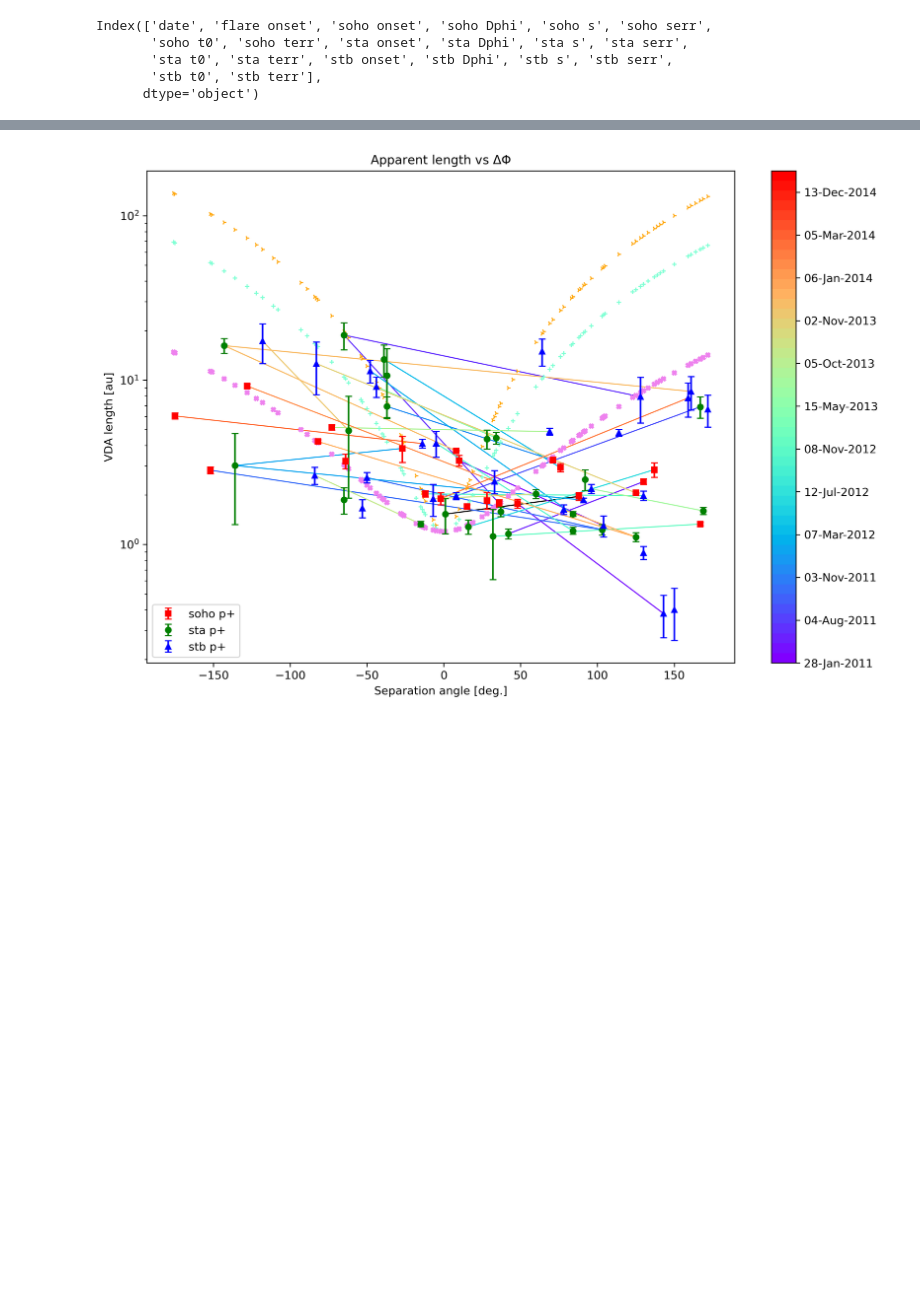
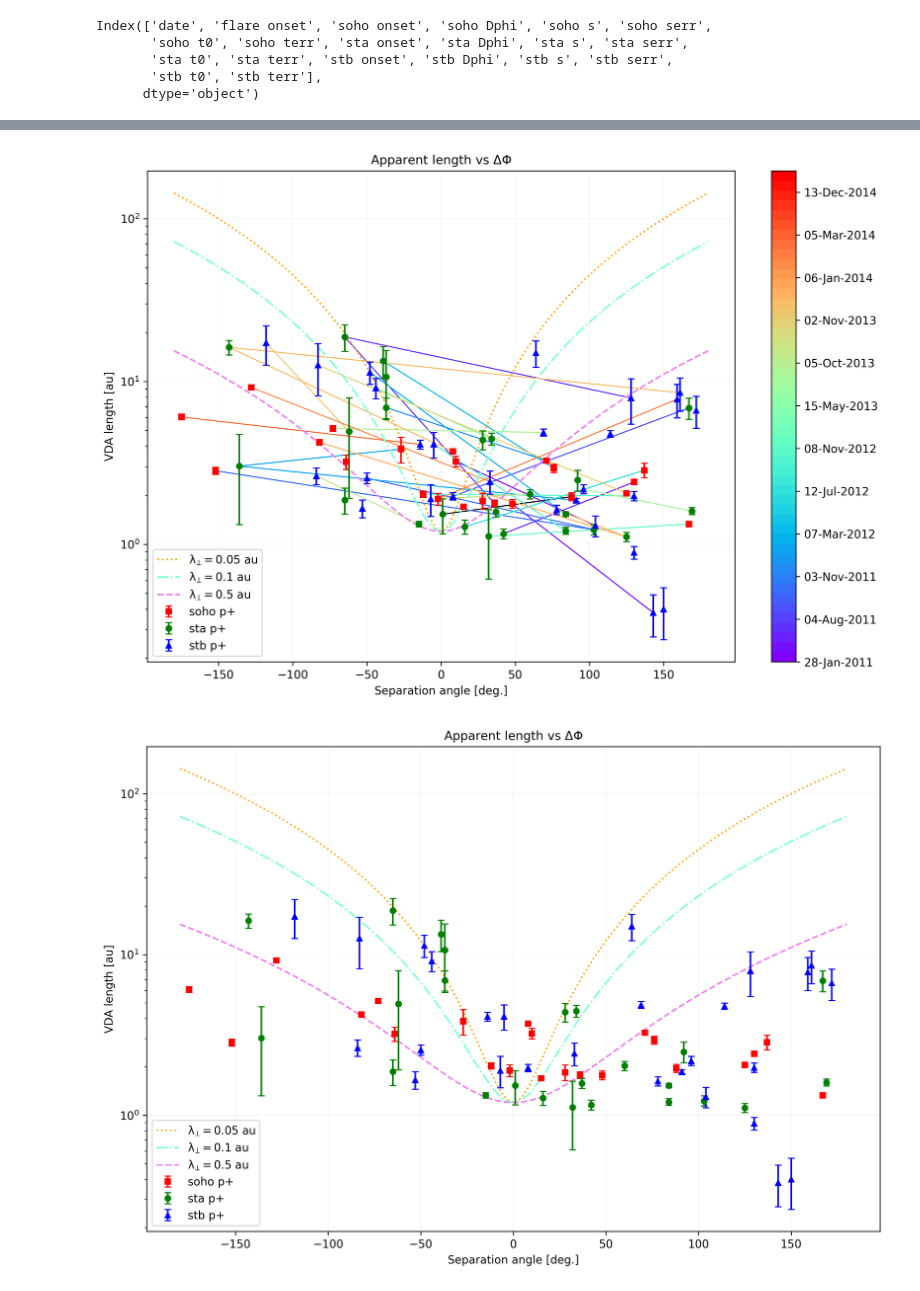
Before and after one commit to JaxLang/LvDeltaPhi_paper, a Jupyter notebook: vda_length.ipynb, the cells around one changed output, grey strips where cells are left out. Drawn from its saved outputs; the diff is of its cells as text; code cells hidden in the pictures; blank space fills up the shorter version.

```diff
--- a/vda_length.ipynb
+++ b/vda_length.ipynb
@@ -181,14 +187,17 @@ This code will plot the same equation but in terms of the VDA length $L$, to be
 delta_s = 1.2 #au
 lambda_perp = [0.05,0.1,0.5]
 
-def length_approx(sc, df, ix):
-    dphi = mt.radians(df[f"{sc} Dphi"][ix])
+dphi = np.linspace(-180,180,100)
+L0_list = []
+L1_list = []
+L2_list = []
+for d in dphi:
+    dd = mt.radians(d)
+    L0_list.append(delta_s * (1 + (delta_s/(2*lambda_perp[0]))*(dd**2)  ))
+    L1_list.append(delta_s * (1 + (delta_s/(2*lambda_perp[1]))*(dd**2)  ))
+    L2_list.append(delta_s * (1 + (delta_s/(2*lambda_perp[2]))*(dd**2)  ))
 
-    L0 = delta_s * (1 + (delta_s/(2*lambda_perp[0]))*(dphi**2)  )
-    L1 = delta_s * (1 + (delta_s/(2*lambda_perp[1]))*(dphi**2)  )
-    L2 = delta_s * (1 + (delta_s/(2*lambda_perp[2]))*(dphi**2)  )
-
-    return L0,L1,L2,mt.degrees(dphi)
+appx = pd.DataFrame(list(zip(dphi, L0_list,L1_list,L2_list)), columns=['dPhi','L0','L1','L2'])
 # %% [markdown]
 #### Dimensional analysis:
 $$L = \Delta s_{||} \left[ 1 + \frac{\Delta s_{||}}{2\; \lambda_{\perp}} (\Delta \phi)^2 \right] [=] {au} \left[ 1 + \frac{{au}}{{au}} ({rad})^2 \right]$$
@@ -204,16 +204,0 @@ print(df["soho s"][6])
-# %%
-# appx = pd.DataFrame()
-L0_list = []
-L1_list = []
-L2_list = []
-dphi_list = []
-
-for i in df.index:
-    for sc,mk,cl in spacecraft:
-        l0,l1,l2, dpi = length_approx(sc,df,i)
-        L0_list.append(l0)
-        L1_list.append(l1)
-        L2_list.append(l2)
-        dphi_list.append(dpi)
-
-appx = pd.DataFrame(list(zip(dphi_list, L0_list,L1_list,L2_list)), columns=['dPhi','L0','L1','L2'])
@@ -272,6 +247 @@ appx
-# %%
-appx_idx = []
-for idx, row in appx.iterrows():
-    if not pd.isna(row['dPhi']):
-        appx_idx.append(idx)
 # %%
@@ -329,4 +308,6 @@ def plot_L_delphi_err(df,sclr): #dataframe {linear,semilogy,loglog}
 # %%
-plot_L_delphi_err(df,'semilogy')
+plot_L_delphi_err(df,'semilogy','events')
+plot_L_delphi_err(df,'semilogy','noEvents')
 # %% [output]
-[figure, old version]
+[figure, new version]
+[figure, added]
```
Also changed, not shown: parts of 27 cells of this notebook, 2 other files.
